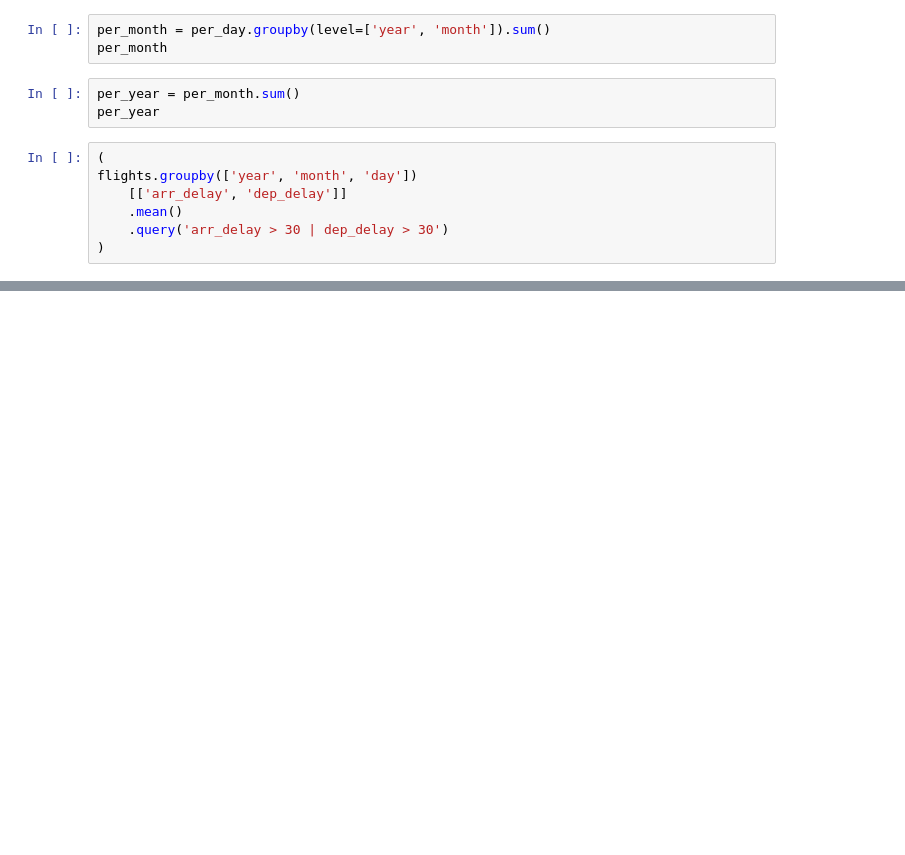
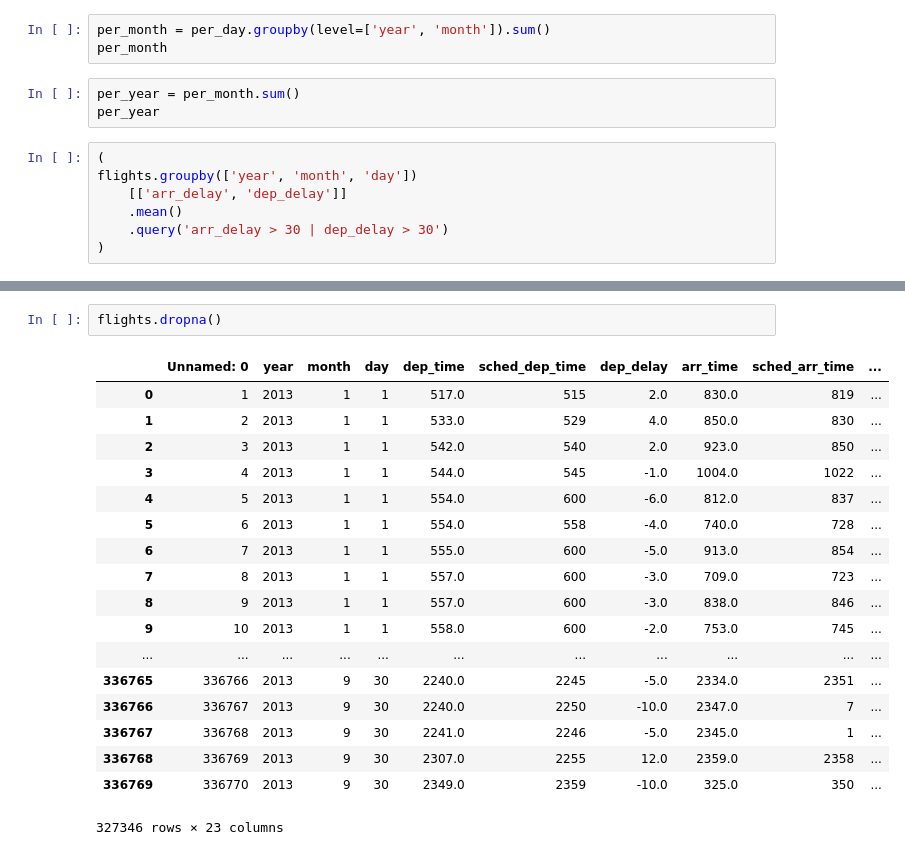
Before and after one commit to fcampelo/PythonTutorials, a Jupyter notebook: IntroToPandas.ipynb, the cells around one changed output, grey strips where cells are left out. Saved outputs shown, nothing was run; the diff lists cells and outputs as text; blank space fills up the shorter version.

```diff
--- a/IntroToPandas.ipynb
+++ b/IntroToPandas.ipynb
@@ -444,0 +466,21 @@ Missing values
+# %%
+flights.dropna()
+# %% [output]
+|  | Unnamed: 0 | year | month | day | dep_time | sched_dep_time | dep_delay | arr_time | sched_arr_time | ... |
+| 0 | 1 | 2013 | 1 | 1 | 517.0 | 515 | 2.0 | 830.0 | 819 | ... |
+| 1 | 2 | 2013 | 1 | 1 | 533.0 | 529 | 4.0 | 850.0 | 830 | ... |
+| 2 | 3 | 2013 | 1 | 1 | 542.0 | 540 | 2.0 | 923.0 | 850 | ... |
+| 3 | 4 | 2013 | 1 | 1 | 544.0 | 545 | -1.0 | 1004.0 | 1022 | ... |
+| 4 | 5 | 2013 | 1 | 1 | 554.0 | 600 | -6.0 | 812.0 | 837 | ... |
+| 5 | 6 | 2013 | 1 | 1 | 554.0 | 558 | -4.0 | 740.0 | 728 | ... |
+| 6 | 7 | 2013 | 1 | 1 | 555.0 | 600 | -5.0 | 913.0 | 854 | ... |
+| 7 | 8 | 2013 | 1 | 1 | 557.0 | 600 | -3.0 | 709.0 | 723 | ... |
+| 8 | 9 | 2013 | 1 | 1 | 557.0 | 600 | -3.0 | 838.0 | 846 | ... |
+| 9 | 10 | 2013 | 1 | 1 | 558.0 | 600 | -2.0 | 753.0 | 745 | ... |
+| ... | ... | ... | ... | ... | ... | ... | ... | ... | ... | ... |
+| 336765 | 336766 | 2013 | 9 | 30 | 2240.0 | 2245 | -5.0 | 2334.0 | 2351 | ... |
+| 336766 | 336767 | 2013 | 9 | 30 | 2240.0 | 2250 | -10.0 | 2347.0 | 7 | ... |
+| 336767 | 336768 | 2013 | 9 | 30 | 2241.0 | 2246 | -5.0 | 2345.0 | 1 | ... |
+| 336768 | 336769 | 2013 | 9 | 30 | 2307.0 | 2255 | 12.0 | 2359.0 | 2358 | ... |
+| 336769 | 336770 | 2013 | 9 | 30 | 2349.0 | 2359 | -10.0 | 325.0 | 350 | ... |
+327346 rows × 23 columns
```
Also changed, not shown: parts of 17 cells of this notebook.
